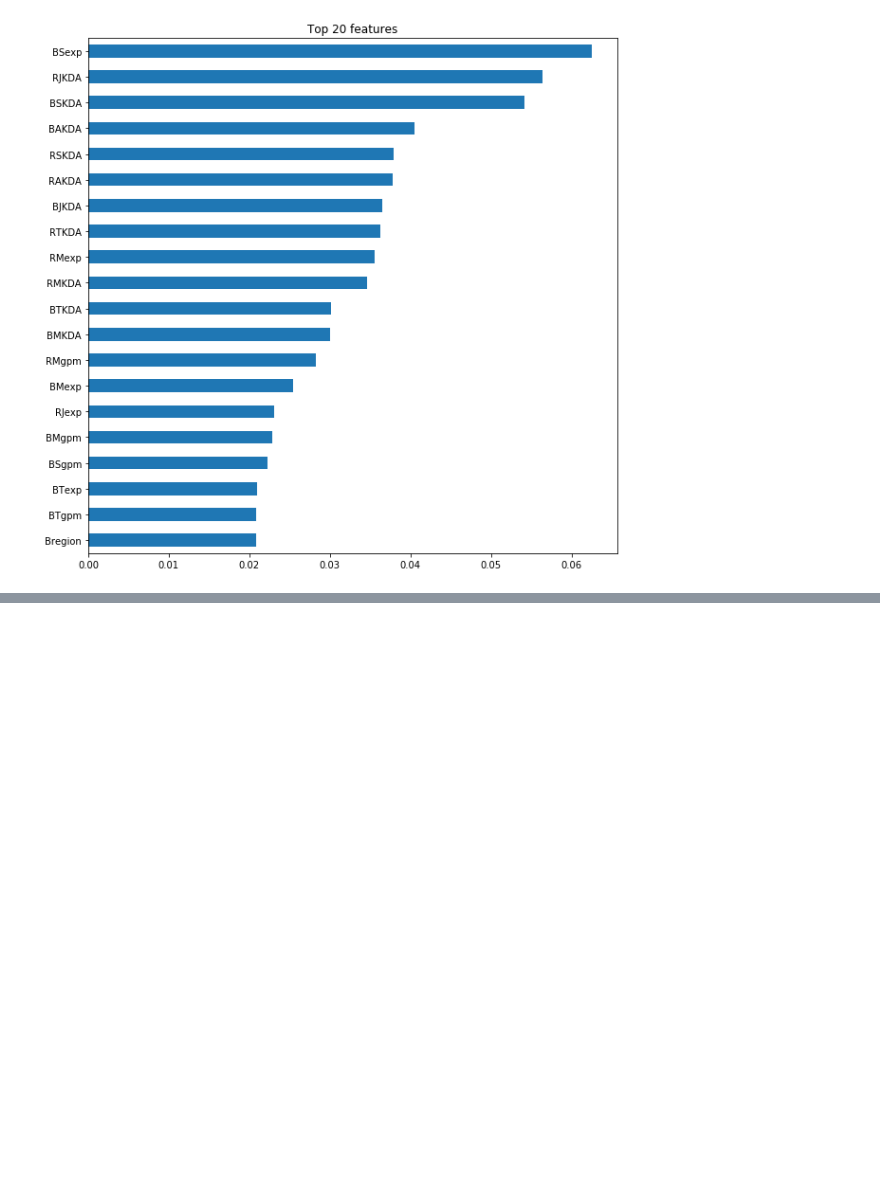
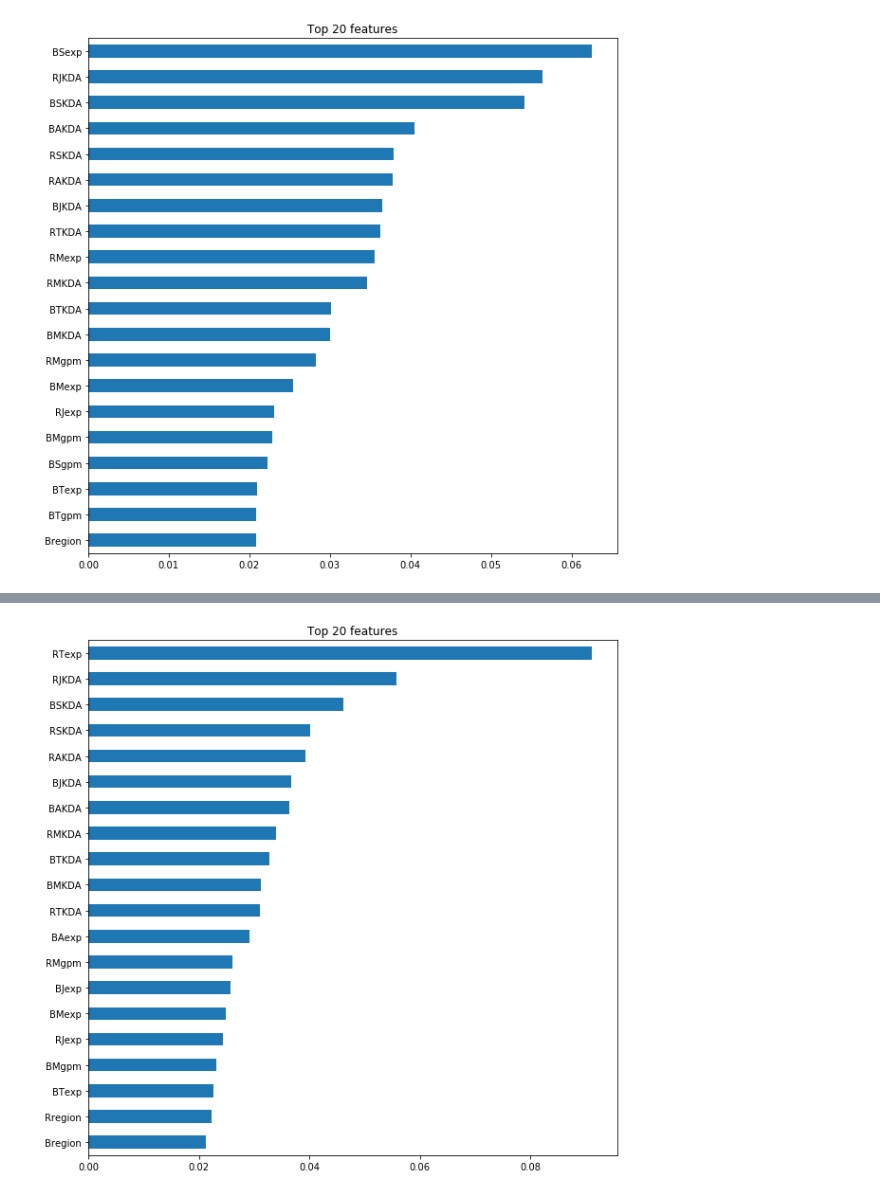
Before and after one commit to snaiws/Project-2, a Jupyter notebook: Project2.ipynb, the cells around one changed output, grey strips where cells are left out. Cells and saved outputs as stored; diff of their text form; code cells hidden in the pictures; blank space fills up the shorter version.

```diff
--- a/Project2.ipynb
+++ b/Project2.ipynb
@@ -1173,0 +1289,19 @@ importances.sort_values()[-n:].plot.barh();
+# %%
+pipe2 = make_pipeline(
+    TargetEncoder(cols=['Bregion','Rregion']),
+    XGBClassifier(n_estimators=200
+                  , random_state=2
+                  , n_jobs=-1
+                  , learning_rate=0.2
+                  , max_depth=9
+    )
+)
+pipe2.fit(X_train,y_train);
+rf = pipe2['xgbclassifier']
+importances = pd.Series(rf.feature_importances_, X_train.columns)
+n = 20
+plt.figure(figsize=(10,n/2))
+plt.title(f'Top {n} features')
+importances.sort_values()[-n:].plot.barh();
+# %% [output]
+[figure, added]
```
Also changed, not shown: parts of 6 cells of this notebook.
